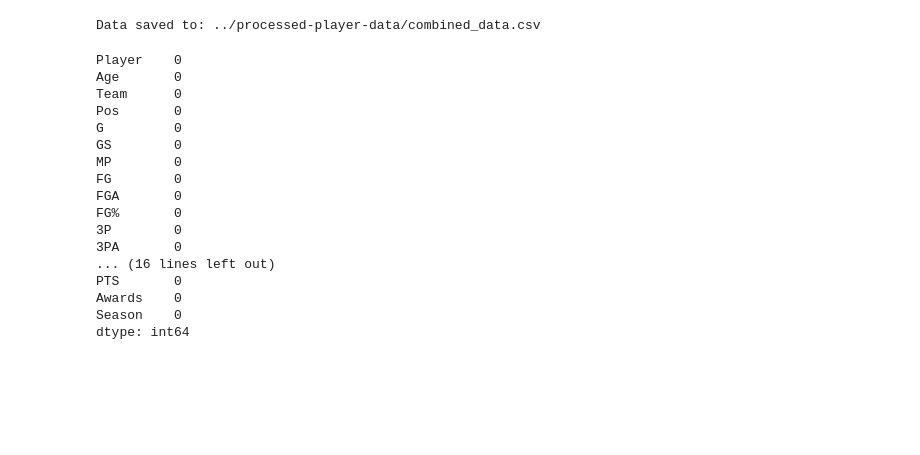
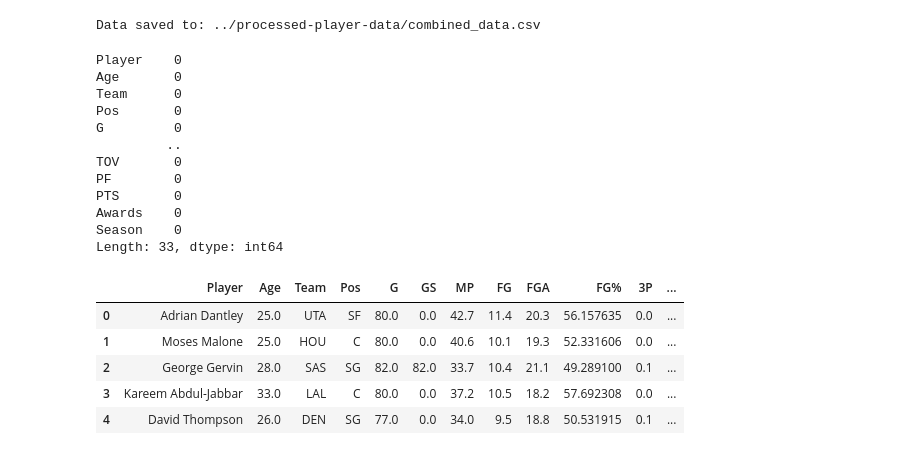
Before and after one commit to Alexon-Abreu/NBA-Data-Mining-Project, a Jupyter notebook: notebooks/smoy_data_preparation.ipynb, the cells around one changed output. Saved outputs shown, nothing was run; the diff lists cells and outputs as text; code cells hidden in the pictures; blank space fills up the shorter version.

```diff
--- a/notebooks/smoy_data_preparation.ipynb
+++ b/notebooks/smoy_data_preparation.ipynb
@@ -132,6 +116,6 @@ dtype: int64
 # %%
-# Most NaN for GS come from players in the 1980-81 season, drop values since data is from long ago
-combined_data = combined_data.dropna(subset=['GS'])
+# Most NaN for GS come from players in the 1980-81 season, add 0 values since data is from long ago
+combined_data['GS'] = combined_data['GS'].fillna(0)
 
 # Add 'No Award' value for 'Awards' column where Awards is NaN
 combined_data.loc[combined_data['Awards'].isna(), 'Awards'] = "No Awards"
@@ -150,15 +134,26 @@ Age       0
 Team      0
 Pos       0
 G         0
-GS        0
-MP        0
-FG        0
-FGA       0
-FG%       0
-3P        0
-3PA       0
-... (16 lines left out)
+         ..
+TOV       0
+PF        0
 PTS       0
 Awards    0
 Season    0
-dtype: int64
+Length: 33, dtype: int64
+# %%
+# Add TS% column to the combined dataset
+combined_data['TS%'] = combined_data.apply(
+    lambda row: (row['PTS'] / (2 * (row['FGA'] + 0.44 * row['FTA'])) * 100)
+    if (row['FGA'] + 0.44 * row['FTA']) > 0 else 0, axis=1
+)
+
+# Display the updated DataFrame
+combined_data.head()
+# %% [output]
+|  | Player | Age | Team | Pos | G | GS | MP | FG | FGA | FG% | 3P | ... |
+| 0 | Adrian Dantley | 25.0 | UTA | SF | 80.0 | 0.0 | 42.7 | 11.4 | 20.3 | 56.157635 | 0.0 | ... |
+| 1 | Moses Malone | 25.0 | HOU | C | 80.0 | 0.0 | 40.6 | 10.1 | 19.3 | 52.331606 | 0.0 | ... |
+| 2 | George Gervin | 28.0 | SAS | SG | 82.0 | 82.0 | 33.7 | 10.4 | 21.1 | 49.289100 | 0.1 | ... |
+| 3 | Kareem Abdul-Jabbar | 33.0 | LAL | C | 80.0 | 0.0 | 37.2 | 10.5 | 18.2 | 57.692308 | 0.0 | ... |
+| 4 | David Thompson | 26.0 | DEN | SG | 77.0 | 0.0 | 34.0 | 9.5 | 18.8 | 50.531915 | 0.1 | ... |
```
Also changed, not shown: parts of 7 cells of this notebook, 6 other files.
